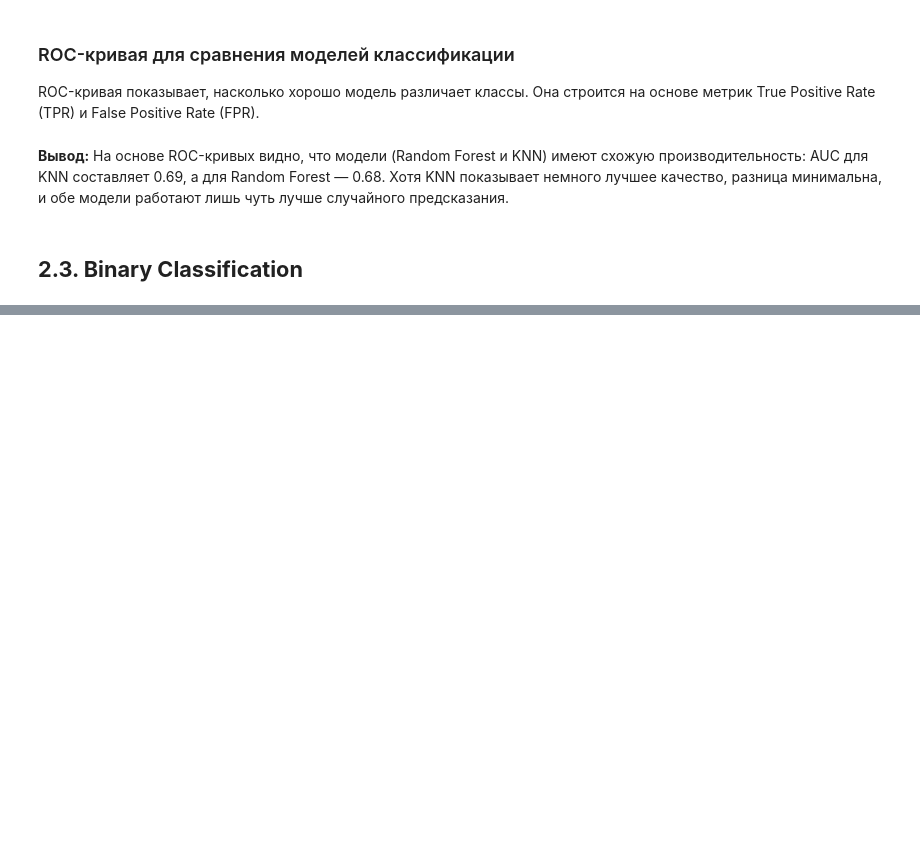
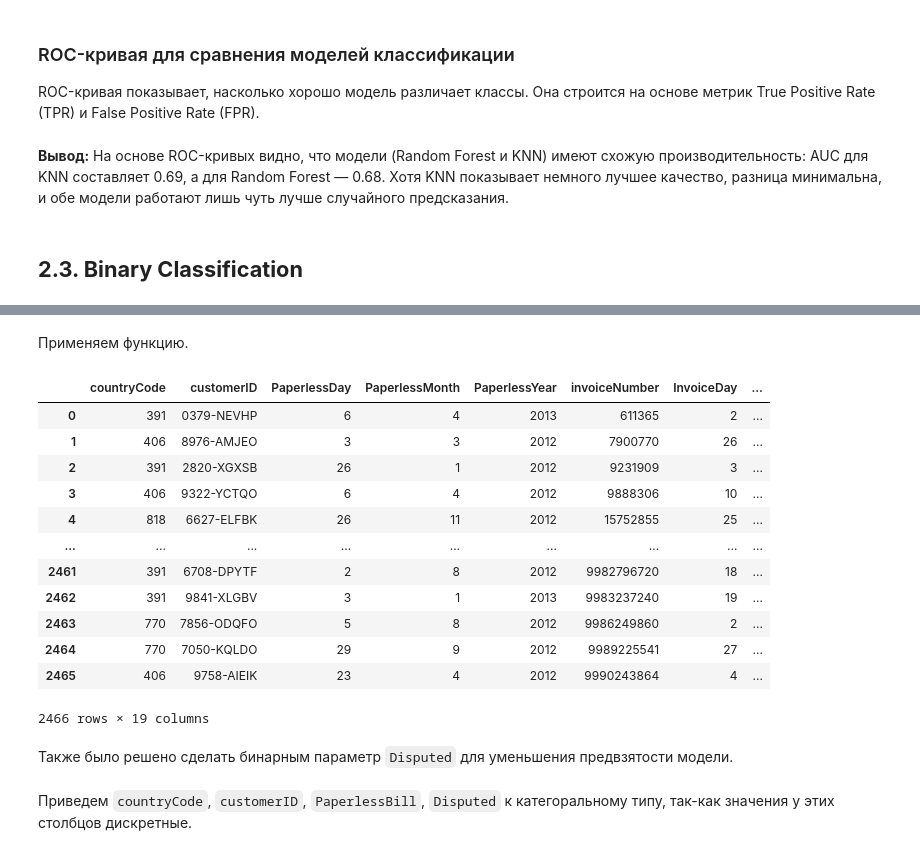
Before and after one commit to tdarbinyan/sbertech-finances, a Jupyter notebook: payment_prediction.ipynb, the cells around one changed output, grey strips where cells are left out. Saved outputs shown, nothing was run; the diff lists cells and outputs as text; code cells hidden in the pictures; blank space fills up the shorter version.

```diff
--- a/payment_prediction.ipynb
+++ b/payment_prediction.ipynb
@@ -419,7 +449,23 @@ def split_date_column(df, date_column):
+# %% [markdown]
+Применяем функцию.
 # %%
-# Converting a date format column into 3 separate columns for day, month, and year
+data = split_date_column(data, 'PaperlessDate')
+data = split_date_column(data, 'InvoiceDate')
+data = split_date_column(data, 'SettledDate')
+data = split_date_column(data, 'DueDate')
 
-df_classification = split_date_column(df_classification, 'PaperlessDate')
-df_classification = split_date_column(df_classification, 'InvoiceDate')
-df_classification = split_date_column(df_classification, 'SettledDate')
-df_classification = split_date_column(df_classification, 'DueDate')
+data
+# %% [output]
+|  | countryCode | customerID | PaperlessDay | PaperlessMonth | PaperlessYear | invoiceNumber | InvoiceDay | ... |
+| 0 | 391 | 0379-NEVHP | 6 | 4 | 2013 | 611365 | 2 | ... |
+| 1 | 406 | 8976-AMJEO | 3 | 3 | 2012 | 7900770 | 26 | ... |
+| 2 | 391 | 2820-XGXSB | 26 | 1 | 2012 | 9231909 | 3 | ... |
+| 3 | 406 | 9322-YCTQO | 6 | 4 | 2012 | 9888306 | 10 | ... |
+| 4 | 818 | 6627-ELFBK | 26 | 11 | 2012 | 15752855 | 25 | ... |
+| ... | ... | ... | ... | ... | ... | ... | ... | ... |
+| 2461 | 391 | 6708-DPYTF | 2 | 8 | 2012 | 9982796720 | 18 | ... |
+| 2462 | 391 | 9841-XLGBV | 3 | 1 | 2013 | 9983237240 | 19 | ... |
+| 2463 | 770 | 7856-ODQFO | 5 | 8 | 2012 | 9986249860 | 2 | ... |
+| 2464 | 770 | 7050-KQLDO | 29 | 9 | 2012 | 9989225541 | 27 | ... |
+| 2465 | 406 | 9758-AIEIK | 23 | 4 | 2012 | 9990243864 | 4 | ... |
+2466 rows × 19 columns
@@ -428 +472,3 @@ df_classification
+# %% [markdown]
+Также было решено сделать бинарным параметр `Disputed` для уменьшения предвзятости модели.
 # %%
@@ -432,2 +476,4 @@ df_classification.dtypes
+# %% [markdown]
+Приведем `countryCode`, `customerID`, `PaperlessBill`, `Disputed` к категоральному типу, так-как значения у этих столбцов дискретные.
 # %%
 columns_to_change = ['countryCode', 'customerID', 'PaperlessBill', 'Disputed']
```
Also changed, not shown: parts of 30 cells of this notebook, 4 other files.
